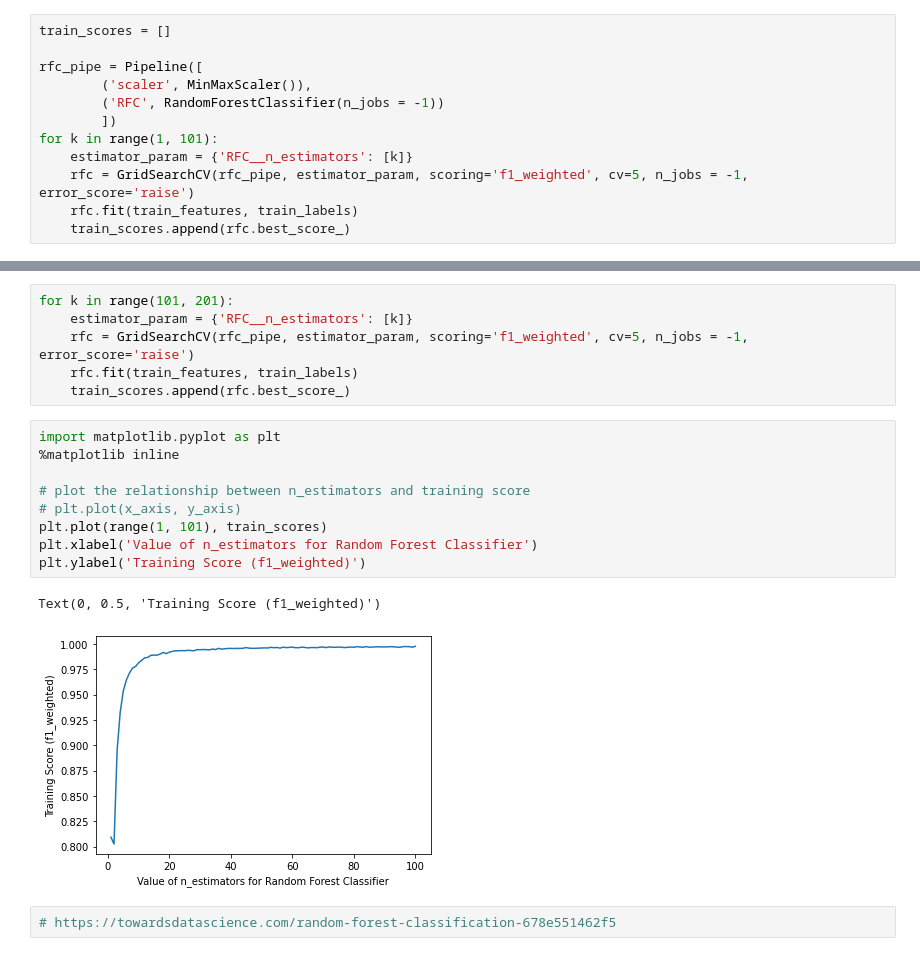
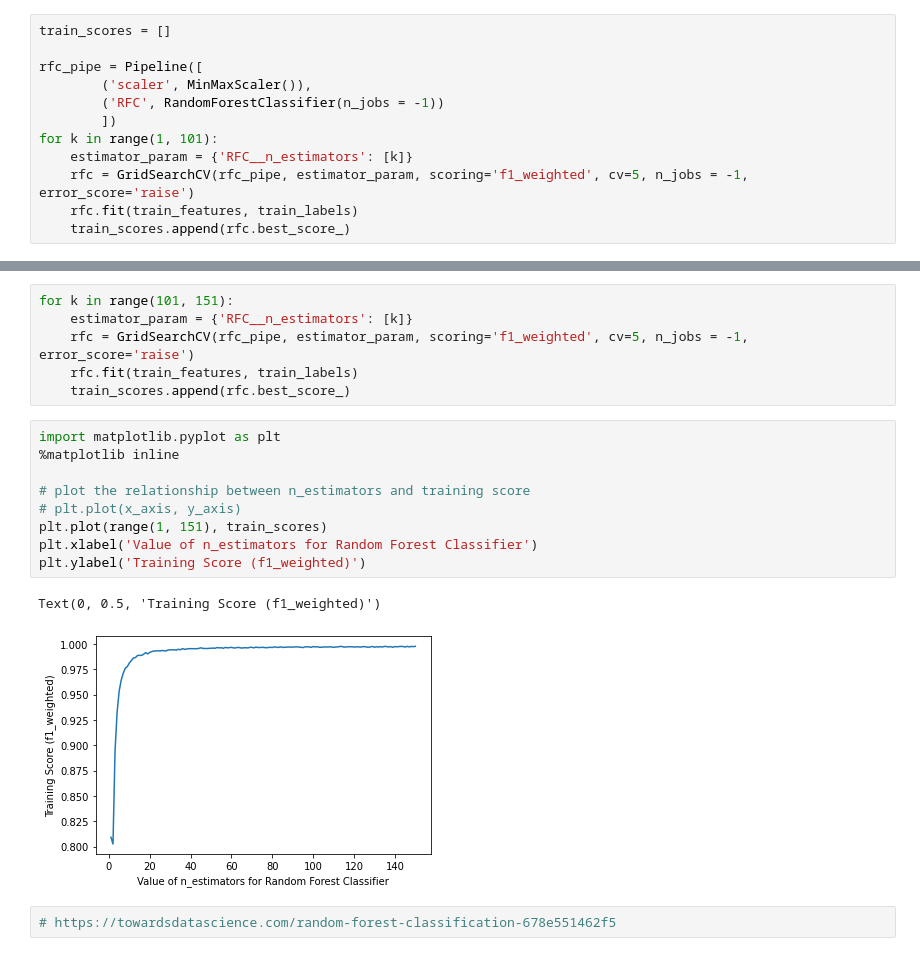
Before and after one commit to KatherineHu-2025/Recognizing-ASL-letters-, a Jupyter notebook: random_forest_test.ipynb, the cells around one changed output, grey strips where cells are left out. Saved outputs shown, nothing was run; the diff lists cells and outputs as text.

```diff
--- a/random_forest_test.ipynb
+++ b/random_forest_test.ipynb
@@ -132,5 +114,5 @@ for k in range(1, 101):
 # %%
-for k in range(101, 201):
+for k in range(101, 151):
     estimator_param = {'RFC__n_estimators': [k]}
     rfc = GridSearchCV(rfc_pipe, estimator_param, scoring='f1_weighted', cv=5, n_jobs = -1, error_score='raise')
     rfc.fit(train_features, train_labels)
@@ -138,15 +120,15 @@ for k in range(101, 201):
 # %%
 import matplotlib.pyplot as plt
 %matplotlib inline
 
 # plot the relationship between n_estimators and training score
 # plt.plot(x_axis, y_axis)
-plt.plot(range(1, 101), train_scores)
+plt.plot(range(1, 151), train_scores)
 plt.xlabel('Value of n_estimators for Random Forest Classifier')
 plt.ylabel('Training Score (f1_weighted)')
 # %% [output]
 Text(0, 0.5, 'Training Score (f1_weighted)')
-[figure, old version]
+[figure, new version]
 # %%
 # https://towardsdatascience.com/random-forest-classification-678e551462f5
 # %%
```
Also changed, not shown: parts of 11 cells of this notebook.
